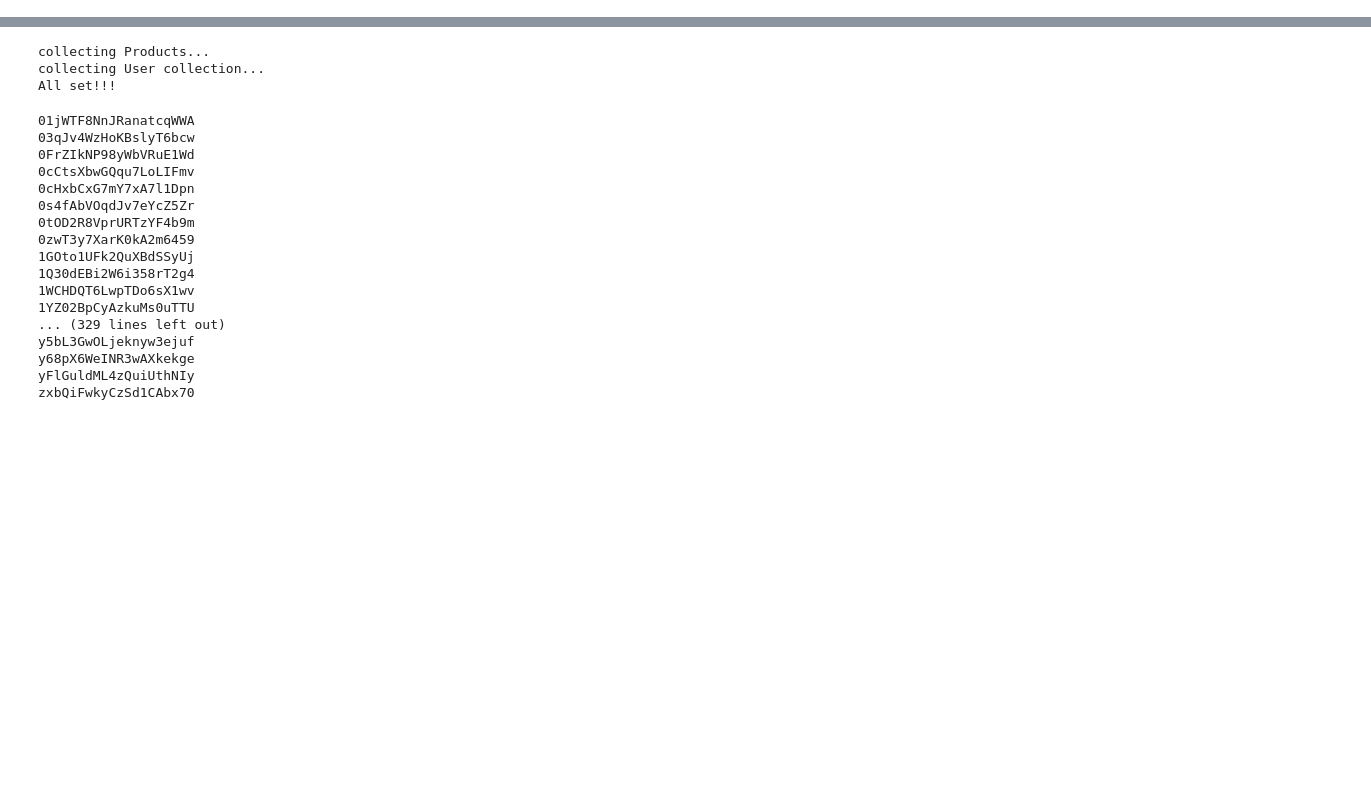
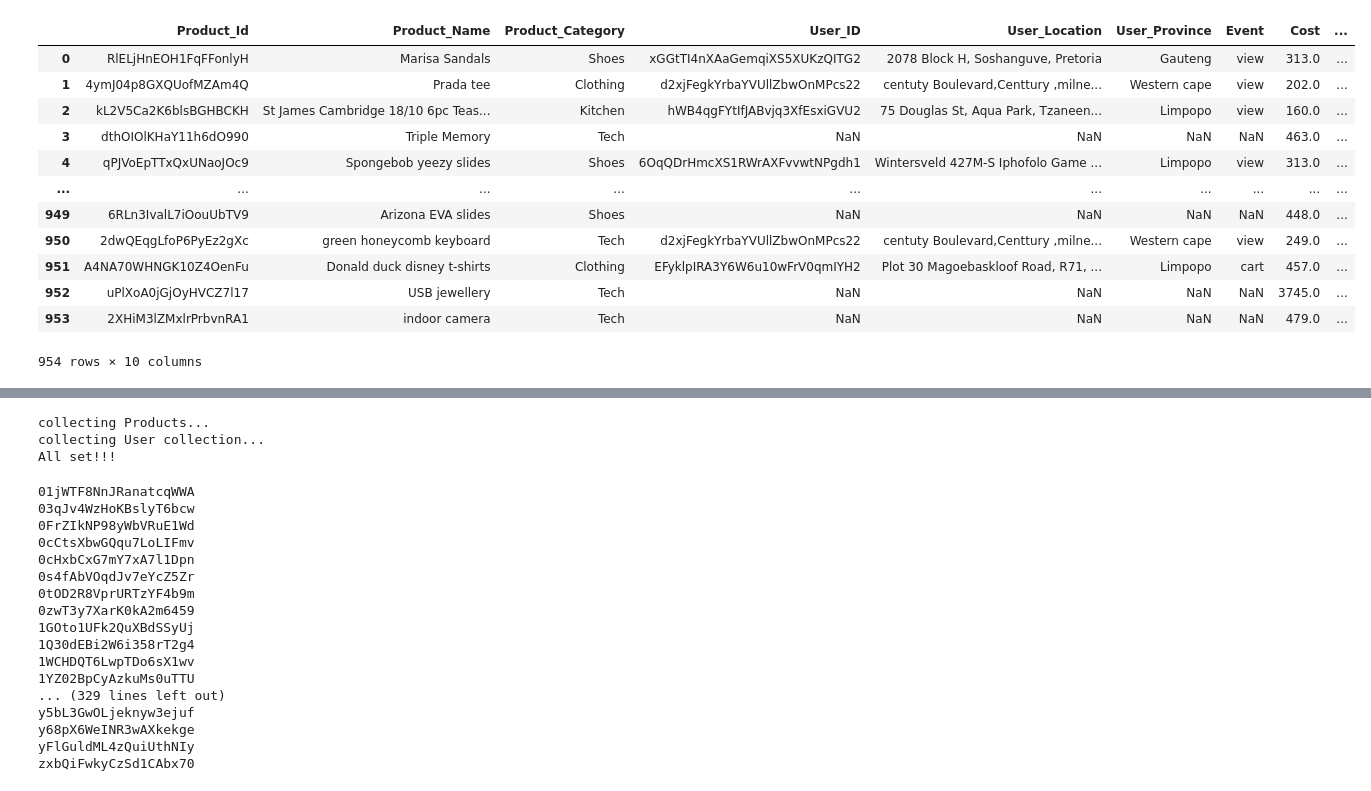
Before and after one commit to MmasehumeR/AI-Shopping-System-Admin, a Jupyter notebook: lib/decision_tree_ai/decision_tree.ipynb, the cells around one changed output, grey strips where cells are left out. Drawn from its saved outputs; the diff is of its cells as text; code cells hidden in the pictures; blank space fills up the shorter version.

Commit message:
new script - with data cleaner

```diff
--- a/lib/decision_tree_ai/decision_tree.ipynb
+++ b/lib/decision_tree_ai/decision_tree.ipynb
@@ -20,6 +21,40 @@ from firebase_admin import firestore
 # %%
 #Initializing the firestore client to connect to our website database
 if not firebase_admin._apps:
+
+   ### Fetch the service account key JSON file contents
    cred = credentials.Certificate("services/we-don-t-byte---ass-firebase-adminsdk-kdbj6-ec500ebd6d.json")
-   firebase_admin.initialize_app(cred, {"storageBucket": "we-don-t-byte---ass.appspot.com"})
+
+   ### Initialize the app with a service account, granting admin privileges
+   app = firebase_admin.initialize_app(cred, {"storageBucket": "we-don-t-byte---ass.appspot.com"})
+
+   bucket = storage.bucket(app=app)
+
    db = firestore.client()
+# %%
+#------------------------------------------------------------------------ DATA COLLECTION-------------------------------------------------------------------
+
+### Address of csv data to be downloaded
+blob = bucket.blob("CSV files/test.csv")
+
+### Generate a link which contains our csv data.
+CSV_URL= blob.generate_signed_url(datetime.timedelta(seconds=300), method='GET')
+
+### Reading our csv file from URL...
+df = pd.read_csv(CSV_URL)
+# %%
+df
+# %% [output]
+|  | Product_Id | Product_Name | Product_Category | User_ID | User_Location | User_Province | Event | Cost | ... |
+| 0 | RlELjHnEOH1FqFFonlyH | Marisa Sandals | Shoes | xGGtTI4nXAaGemqiXS5XUKzQITG2 | 2078 Block H, Soshanguve, Pretoria | Gauteng | view | 313.0 | ... |
+| 1 | 4ymJ04p8GXQUofMZAm4Q | Prada tee | Clothing | d2xjFegkYrbaYVUllZbwOnMPcs22 | centuty Boulevard,Centtury ,milne... | Western cape | view | 202.0 | ... |
+| 2 | kL2V5Ca2K6blsBGHBCKH | St James Cambridge 18/10 6pc Teas... | Kitchen | hWB4qgFYtIfJABvjq3XfEsxiGVU2 | 75 Douglas St, Aqua Park, Tzaneen... | Limpopo | view | 160.0 | ... |
+| 3 | dthOIOlKHaY11h6dO990 | Triple Memory | Tech | NaN | NaN | NaN | NaN | 463.0 | ... |
+| 4 | qPJVoEpTTxQxUNaoJOc9 | Spongebob yeezy slides | Shoes | 6OqQDrHmcXS1RWrAXFvvwtNPgdh1 | Wintersveld 427M-S Iphofolo Game ... | Limpopo | view | 313.0 | ... |
+| ... | ... | ... | ... | ... | ... | ... | ... | ... | ... |
+| 949 | 6RLn3IvalL7iOouUbTV9 | Arizona EVA slides | Shoes | NaN | NaN | NaN | NaN | 448.0 | ... |
+| 950 | 2dwQEqgLfoP6PyEz2gXc | green honeycomb keyboard | Tech | d2xjFegkYrbaYVUllZbwOnMPcs22 | centuty Boulevard,Centtury ,milne... | Western cape | view | 249.0 | ... |
+| 951 | A4NA70WHNGK10Z4OenFu | Donald duck disney t-shirts | Clothing | EFyklpIRA3Y6W6u10wFrV0qmIYH2 | Plot 30 Magoebaskloof Road, R71, ... | Limpopo | cart | 457.0 | ... |
+| 952 | uPlXoA0jGjOyHVCZ7l17 | USB jewellery | Tech | NaN | NaN | NaN | NaN | 3745.0 | ... |
+| 953 | 2XHiM3lZMxlrPrbvnRA1 | indoor camera | Tech | NaN | NaN | NaN | NaN | 479.0 | ... |
+954 rows × 10 columns
```
Also changed, not shown: parts of 9 cells of this notebook, 7 other files.
